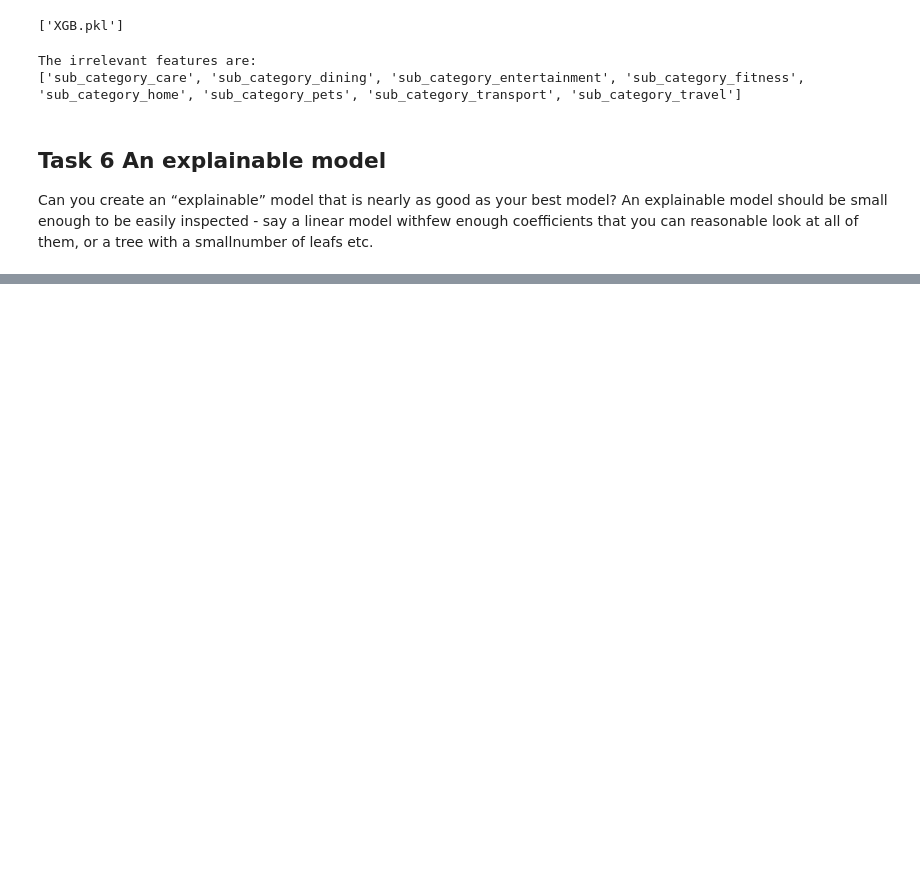
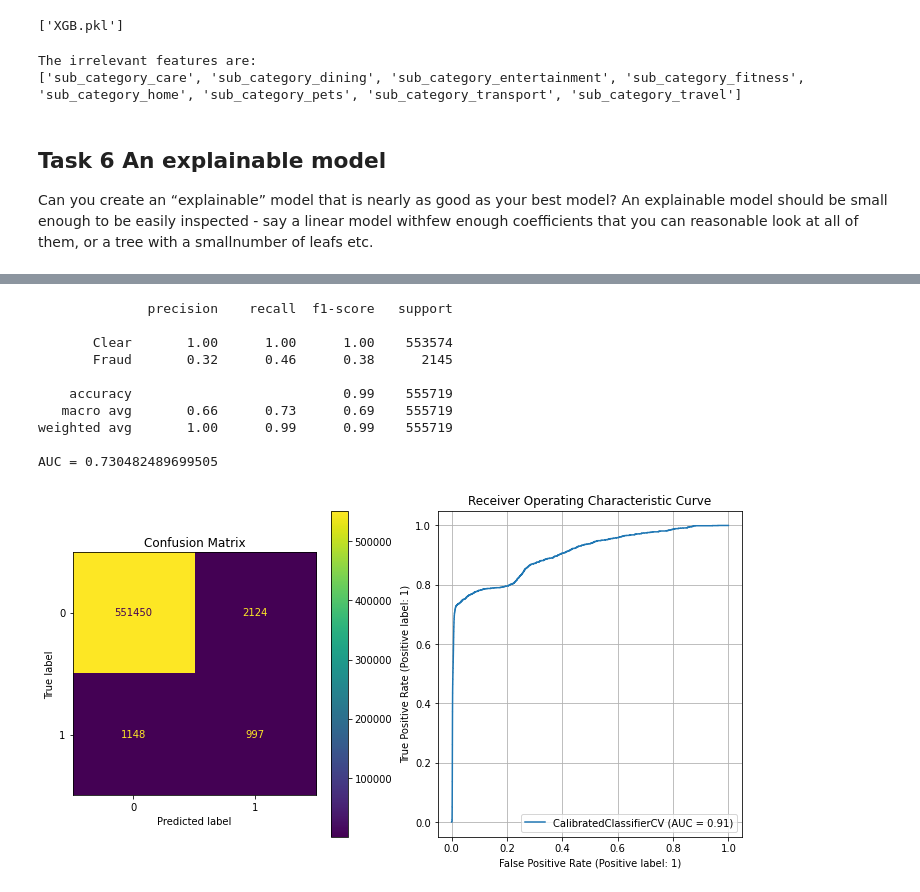
Before and after one commit to Matt88Ac/AdvancedML_Assignment2, a Jupyter notebook: Advanced Machine Learning - HW #2.ipynb, the cells around one changed output, grey strips where cells are left out. Drawn from its saved outputs; the diff is of its cells as text; code cells hidden in the pictures; blank space fills up the shorter version.

```diff
--- a/Advanced Machine Learning - HW #2.ipynb
+++ b/Advanced Machine Learning - HW #2.ipynb
@@ -1617,4 +1619,4 @@ x_test.drop(columns=['is_fraud', 'long', 'lat', 'trans_num', 'trans_date_trans_t
 
 x_test = preProcess(x_test, y_test, encode=True)
 
-model = joblib.load('XGB.pkl')
+model = joblib.load('XGB_all.pkl')
@@ -1711,0 +1874,10 @@ XGBClassifier(base_score=0.5, booster='gbtree', colsample_bylevel=1,
+# %%
+
+#criteria = np.abs(model.steps[1][1].coef_) > 0.03
+criteria = criteria[0]
+# %%
+model = Pipeline(steps=[('scaler', StandardScaler()),('model', LogisticRegression(C=0.03727593720314938, penalty='l1',
+                                                                                  solver='saga', verbose=10))])
+x1, x2, y1, y2 = train_test_split(x_train_new.loc[:, criteria, y_train_new, shuffle=True, test_size=0.5)
+model = model.fit(x1, y1)
+model = CalibratedClassifierCV(model, method='sigmoid', cv='prefit').fit(x2, y2)
@@ -1711,0 +1888,24 @@ XGBClassifier(base_score=0.5, booster='gbtree', colsample_bylevel=1,
+# %%
+print(classification_report(y_test, model.predict(x_test.loc[:, criteria]), target_names=['Clear','Fraud']))
+print(f'AUC = {roc_auc_score(y_test, model.predict(x_test.loc[:, criteria]))}')
+plt.figure(figsize=(12, 6))
+plt.subplot(1, 2, 1)
+plt.title('Confusion Matrix')
+plot_confusion_matrix(model, x_test.loc[:, criteria], y_test, ax=plt.gca())
+plt.subplot(1, 2, 2)
+plt.grid()
+plt.title('Receiver Operating Characteristic Curve')
+plot_roc_curve(model, x_test.loc[:, criteria], y_test, ax=plt.gca())
+plt.show()
+# %% [output]
+              precision    recall  f1-score   support
+
+       Clear       1.00      1.00      1.00    553574
+       Fraud       0.32      0.46      0.38      2145
+
+    accuracy                           0.99    555719
+   macro avg       0.66      0.73      0.69    555719
+weighted avg       1.00      0.99      0.99    555719
+
+AUC = 0.730482489699505
+[figure, added]
```
Also changed, not shown: parts of 24 cells of this notebook.
